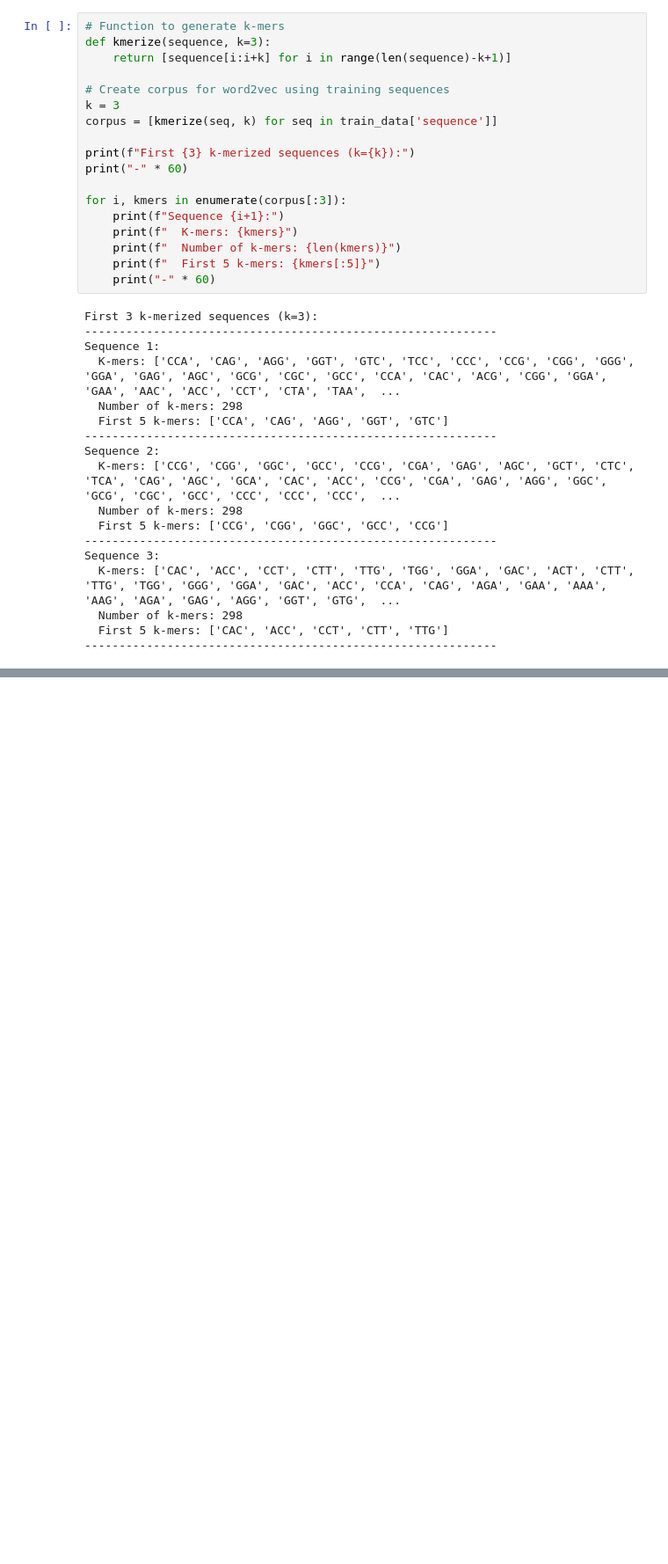
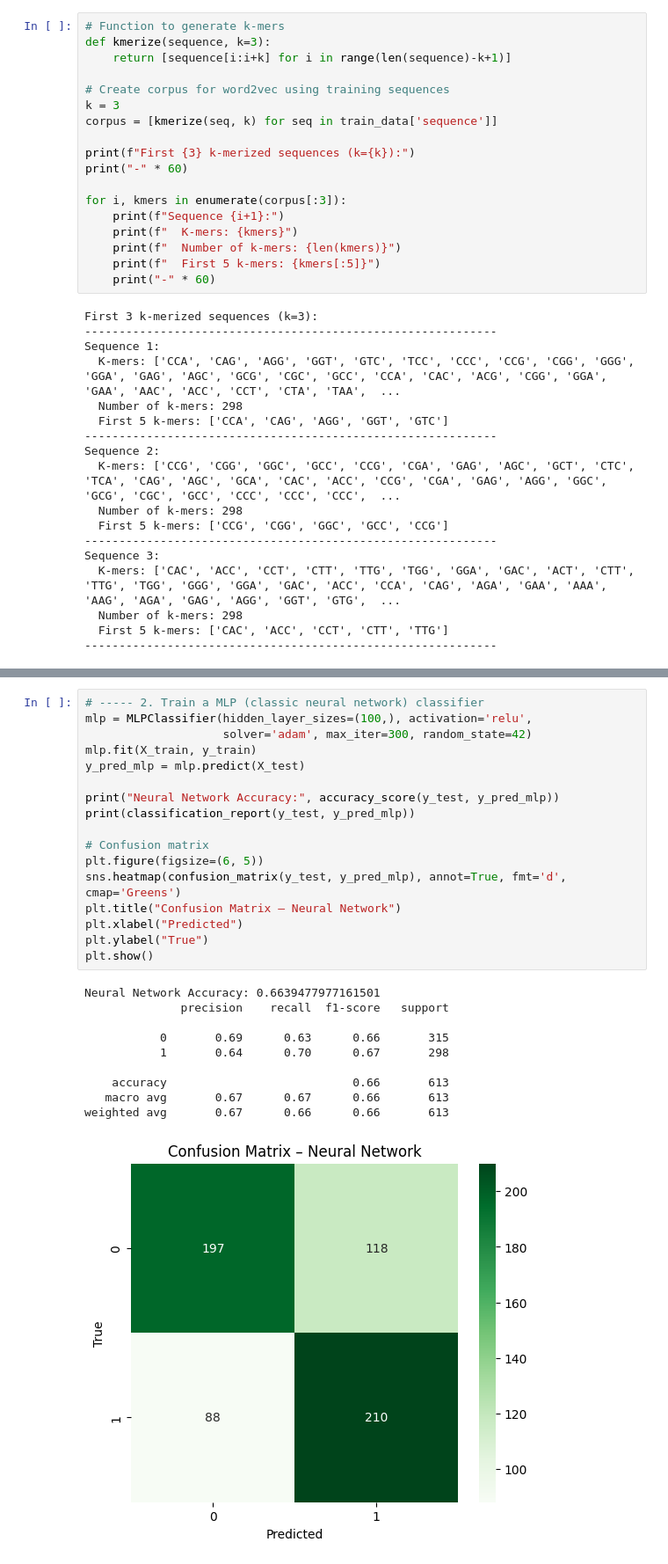
Before and after one commit to fabianagoes/ismb_tutorial8, a Jupyter notebook: tutorial_practical2_1_colab.ipynb, the cells around one changed output, grey strips where cells are left out. Shown at 88% size. Cells and saved outputs as stored; diff of their text form; blank space fills up the shorter version.

```diff
--- a/tutorial_practical2_1_colab.ipynb
+++ b/tutorial_practical2_1_colab.ipynb
@@ -165,0 +263,28 @@ K-mers mais similares a CCA
+# %%
+# ----- 2. Train a MLP (classic neural network) classifier
+mlp = MLPClassifier(hidden_layer_sizes=(100,), activation='relu',
+                    solver='adam', max_iter=300, random_state=42)
+mlp.fit(X_train, y_train)
+y_pred_mlp = mlp.predict(X_test)
+
+print("Neural Network Accuracy:", accuracy_score(y_test, y_pred_mlp))
+print(classification_report(y_test, y_pred_mlp))
+
+# Confusion matrix
+plt.figure(figsize=(6, 5))
+sns.heatmap(confusion_matrix(y_test, y_pred_mlp), annot=True, fmt='d', cmap='Greens')
+plt.title("Confusion Matrix – Neural Network")
+plt.xlabel("Predicted")
+plt.ylabel("True")
+plt.show()
+# %% [output]
+Neural Network Accuracy: 0.6639477977161501
+              precision    recall  f1-score   support
+
+           0       0.69      0.63      0.66       315
+           1       0.64      0.70      0.67       298
+
+    accuracy                           0.66       613
+   macro avg       0.67      0.67      0.66       613
+weighted avg       0.67      0.66      0.66       613
+[figure, added]
```
Also changed, not shown: parts of 8 cells of this notebook.
